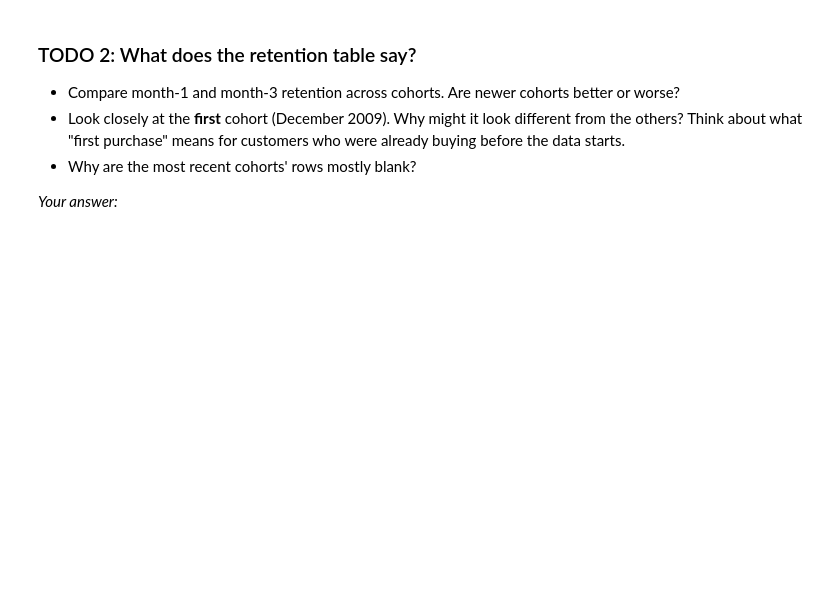
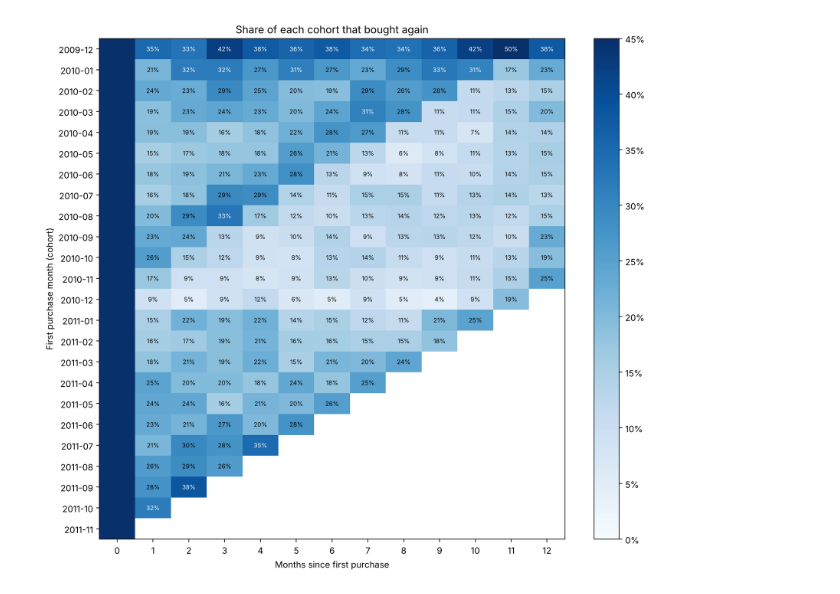
Before and after one commit to franklinaziegbe/data-portfolio, a Jupyter notebook: cohort-retention-pvm/analysis.ipynb, the cells around one changed output. Cells and saved outputs as stored; diff of their text form; code cells hidden in the pictures; blank space fills up the shorter version.

```diff
--- a/cohort-retention-pvm/analysis.ipynb
+++ b/cohort-retention-pvm/analysis.ipynb
@@ -45,27 +108,22 @@ Change the rules in `retail.py` if you disagree, and write down why.
 # %%
-cohorts = add_cohorts(df)
+cohort_df = df[df["invoice_date"] < "2011-12-01"]
+cohorts = add_cohorts(cohort_df)
 retention = retention_table(cohorts)
 
-first_12 = retention.loc[:, 0:12]
-fig, ax = plt.subplots(figsize=(12, 0.35 * len(first_12) + 2))
-im = ax.imshow(first_12.values, cmap="Blues", vmin=0, vmax=first_12.loc[:, 1:].max().max(), aspect="auto")
-ax.set_xticks(range(first_12.shape[1]), first_12.columns)
-ax.set_yticks(range(first_12.shape[0]), [str(p) for p in first_12.index])
+first_13 = retention.loc[:, 0:12]
+fig, ax = plt.subplots(figsize=(12, 0.35 * len(first_13) + 2))
+im = ax.imshow(first_13.values, cmap="Blues", vmin=0, vmax=0.45, aspect="auto")
+ax.set_xticks(range(first_13.shape[1]), first_13.columns)
+ax.set_yticks(range(first_13.shape[0]), [str(p) for p in first_13.index])
 ax.set_xlabel("Months since first purchase")
 ax.set_ylabel("First purchase month (cohort)")
 ax.set_title("Share of each cohort that bought again")
-for i in range(first_12.shape[0]):
-    for j in range(first_12.shape[1]):
-        v = first_12.iat[i, j]
-        if not np.isnan(v) and j > 0:
-            ax.text(j, i, f"{v:.0%}", ha="center", va="center", fontsize=7)
+for i in range(first_13.shape[0]):
+    for j in range(1, first_13.shape[1]):
+        v = first_13.iat[i, j]
+        if not np.isnan(v):
+            ax.text(j, i, f"{v:.0%}", ha="center", va="center", fontsize=7, color="white" if v > 0.3 else "black")
 plt.colorbar(im, ax=ax, format=lambda x, _: f"{x:.0%}")
 plt.show()
+# %% [output]
+[figure, added]
-# %% [markdown]
-### TODO 2: What does the retention table say?
-
-- Compare month-1 and month-3 retention across cohorts. Are newer cohorts better or worse?
-- Look closely at the **first** cohort (December 2009). Why might it look different from the others? Think about what "first purchase" means for customers who were already buying before the data starts.
-- Why are the most recent cohorts' rows mostly blank?
-
-*Your answer:*
```
Also changed, not shown: parts of 32 cells of this notebook, 15 other files.
